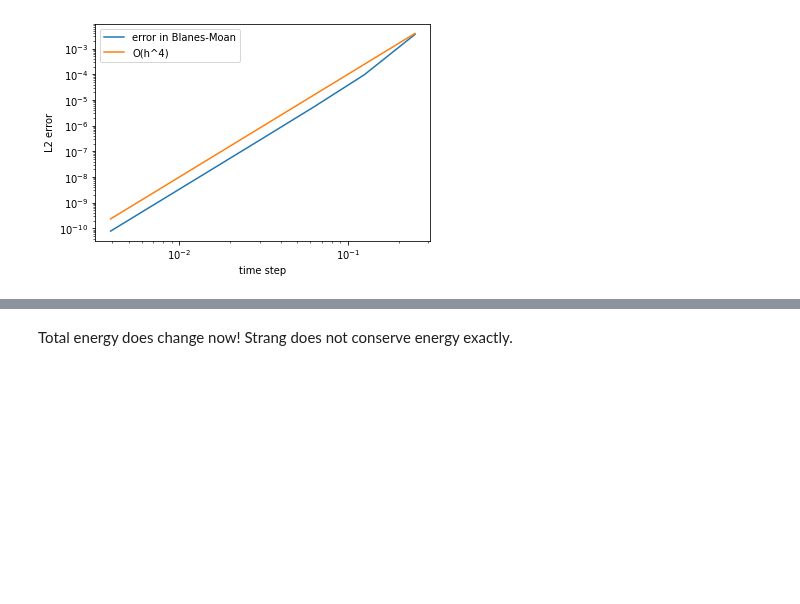
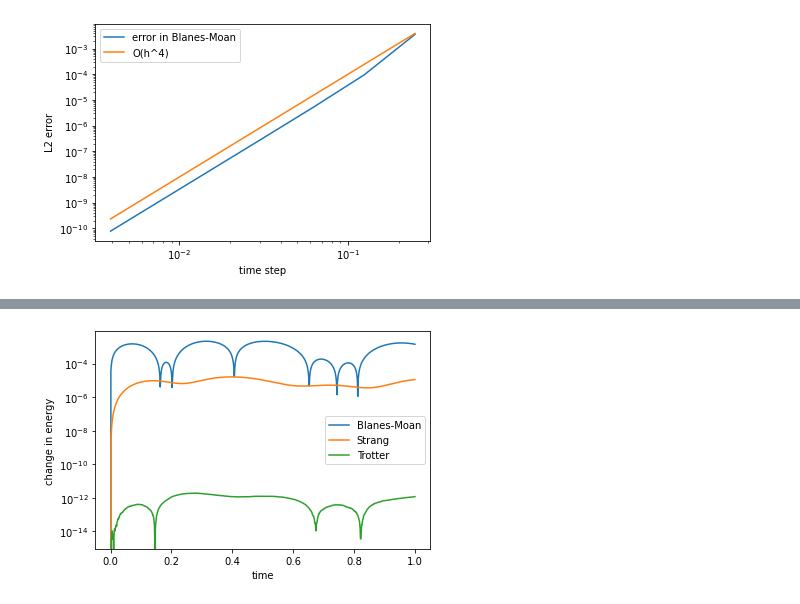
Before and after one commit to brownadder/expsolve, a Jupyter notebook: examples/splittings/tutorialclassical.ipynb, the cells around one changed output, grey strips where cells are left out. Saved outputs shown, nothing was run; the diff lists cells and outputs as text; code cells hidden in the pictures; blank space fills up the shorter version.

```diff
--- a/examples/splittings/tutorialclassical.ipynb
+++ b/examples/splittings/tutorialclassical.ipynb
@@ -363,6 +333,6 @@ Similarly, we create other operators. For instance, the position operator is mul
 # %%
-obs = {'energy': Hop,
-'position': lambda psi: x*psi,
-'momentum': lambda psi: 1j*fe.diffop(0, 1, psi, xr),
-'kinetic': lambda psi: -fe.diffop(0, 2, psi, xr),
-'potential':lambda psi: V*psi}
+observables = {'energy': lambda u: es.fourier.observable(lambda psi: -es.fourier.diffop(0, 2, psi, xr) + V*psi, u, xr),
+'position': lambda u: es.fourier.observable(lambda psi: x*psi, u, xr),
+'momentum': lambda u: es.fourier.observable(lambda psi: 1j*es.fourier.diffop(0, 1, psi, xr), u, xr),
+'kinetic': lambda u: es.fourier.observable(lambda psi: -es.fourier.diffop(0, 2, psi, xr), u, xr),
+'potential':lambda u: es.fourier.observable(lambda psi: V*psi, u, xr)}
@@ -411,2 +338,0 @@ time_grid = np.arange(1000+1)/1000
-# %% [markdown]
-Total energy does change now! Strang does not conserve energy exactly.
@@ -412,0 +351,14 @@ Total energy does change now! Strang does not conserve energy exactly.
+# %%
+plt.figure()
+
+E0 = obsvalues_trotter['energy'][0]
+
+plt.semilogy(timegrid, np.abs(obsvalues_trotter['energy']-E0))
+plt.semilogy(timegrid, np.abs(obsvalues_strang['energy']-E0))
+plt.semilogy(timegrid, np.abs(obsvalues_blanesmoan['energy']-E0))
+plt.legend({'Trotter','Strang','Blanes-Moan'})
+plt.ylabel('change in energy')
+plt.xlabel('time')
+plt.show()
+# %% [output]
+[figure, added]
```
Also changed, not shown: parts of 20 cells of this notebook.
